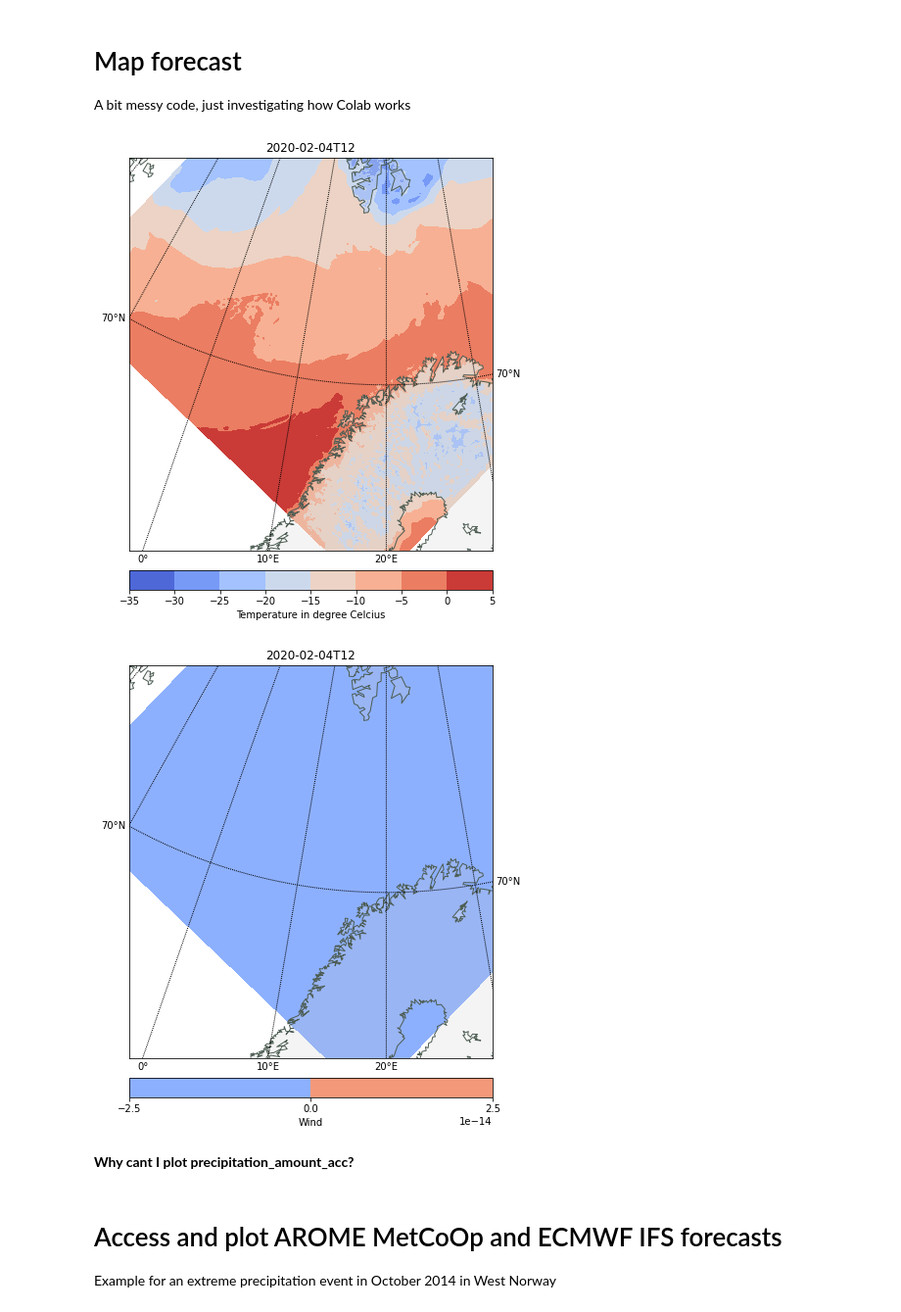
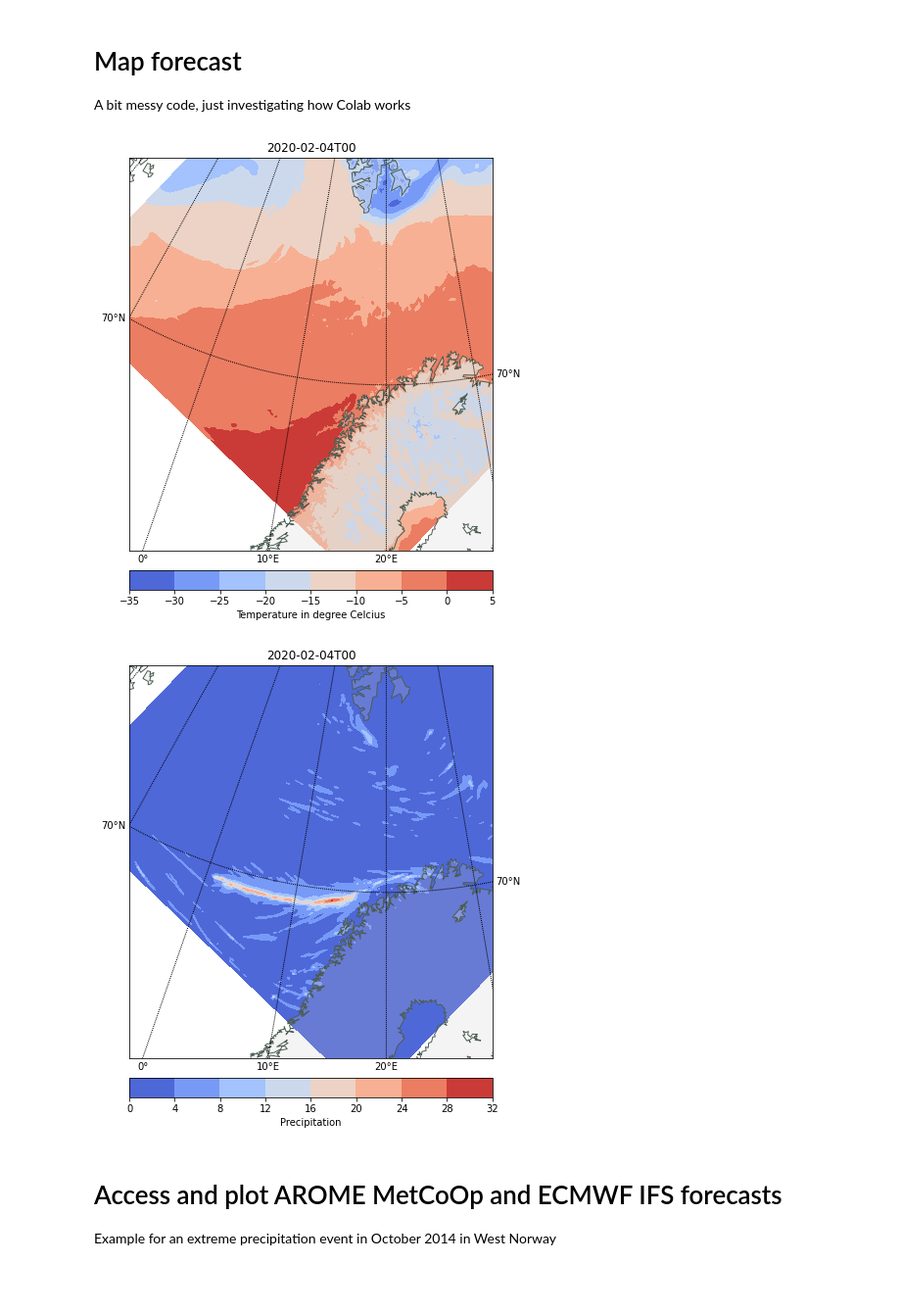
Before and after one commit to eirikngard/GEO4902, a Jupyter notebook: Access_forecast_Eirik_GEO4902.ipynb, the cells around one changed output. Shown at 98% size. Cells and saved outputs as stored; diff of their text form; code cells hidden in the pictures; blank space fills up the shorter version.

```diff
--- a/Access_forecast_Eirik_GEO4902.ipynb
+++ b/Access_forecast_Eirik_GEO4902.ipynb
@@ -153,12 +173,14 @@ plt.show()
 # Map forecast
 A bit messy code, just investigating how Colab works
 # %%
-url='https://thredds.met.no/thredds/dodsC/aromearcticarchive/2020/02/04/arome_arctic_full_2_5km_20200204T12Z.nc'
+#url='https://thredds.met.no/thredds/dodsC/aromearcticarchive/2020/02/04/arome_arctic_full_2_5km_20200204T12Z.nc'
+url='https://thredds.met.no/thredds/dodsC/aromearcticarchive/2020/02/04/arome_arctic_full_2_5km_20200204T00Z.nc'
+
 dataset = xr.open_dataset(url)
 
 from mpl_toolkits.basemap import Basemap
 
-timestep=0
+timestep=14 #change to 14 as you want to have the forecast initialisied ad 00UTC but the forecast at 14UTC
 
 fig = plt.figure(figsize=(7.2,7.2)) #11.7
 plt.subplots_adjust(left=0.05, right=0.95, top=0.90, bottom=0.05, wspace=0.15, hspace=0.05)
@@ -169,39 +191,37 @@ m = Basemap(projection='stere',
             llcrnrlat= 62.0, urcrnrlat=78.0, llcrnrlon=-1.0, urcrnrlon=40.0)
 
 m.drawcoastlines(color='#4D5D53'); m.fillcontinents(alpha=0.2)
 parallels = np.arange(0.,90,10); m.drawparallels(parallels,labels=[1,1,1,0],fontsize=10)
 meridians = np.arange(0.,360.,10); m.drawmeridians(meridians,labels=[0,0,0,1],latmax=80,fontsize=10)
 
 x, y = m(np.array(dataset.longitude),np.array(dataset.latitude))               # compute map proj coordinates.
 
 cs=m.contourf(x,y,np.array( dataset.air_temperature_2m[timestep,0,:,:]-273),cmap=plt.cm.coolwarm,extemd='max')
 plt.title (np.datetime_as_string(dataset.time[0],unit='h'))
 cbar = m.colorbar(cs,location='bottom',pad="5%")
 cbar.set_label('Temperature in degree Celcius')
 ########################################################################
 fig = plt.figure(figsize=(7.2,7.2)) #11.7
 plt.subplots_adjust(left=0.05, right=0.95, top=0.90, bottom=0.05, wspace=0.15, hspace=0.05)
 ax = plt.subplot(111)
 m = Basemap(projection='stere',
             boundinglat=60, lon_0=20, lat_0=78.4,
             resolution='l',
             llcrnrlat= 62.0, urcrnrlat=78.0, llcrnrlon=-1.0, urcrnrlon=40.0)
 
 m.drawcoastlines(color='#4D5D53'); m.fillcontinents(alpha=0.2)
 parallels = np.arange(0.,90,10); m.drawparallels(parallels,labels=[1,1,1,0],fontsize=10)
 meridians = np.arange(0.,360.,10); m.drawmeridians(meridians,labels=[0,0,0,1],latmax=80,fontsize=10)
 
 x, y = m(np.array(dataset.longitude),np.array(dataset.latitude))               # compute map proj coordinates.
 
-cs=m.contourf(x,y,np.array( dataset.precipitation_amount_acc[timestep,0,:,:]*1000000),cmap=plt.cm.coolwarm,extemd='max')
+cs=m.contourf(x,y,np.array( dataset.precipitation_amount_acc[timestep,0,:,:]),cmap=plt.cm.coolwarm,extemd='max')
 plt.title (np.datetime_as_string(dataset.time[0],unit='h'))
 cbar = m.colorbar(cs,location='bottom',pad="5%")
-cbar.set_label('Wind')
+cbar.set_label('Precipitation')
 # %% [output]
-[figure, old version]
+[figure, new version]
-[figure, old version]
+[figure, new version]
-# %% [markdown]
-**Why cant I plot precipitation_amount_acc?**
 # %%
 dataset
 # %% [markdown]
```
Also changed, not shown: parts of 6 cells of this notebook.
